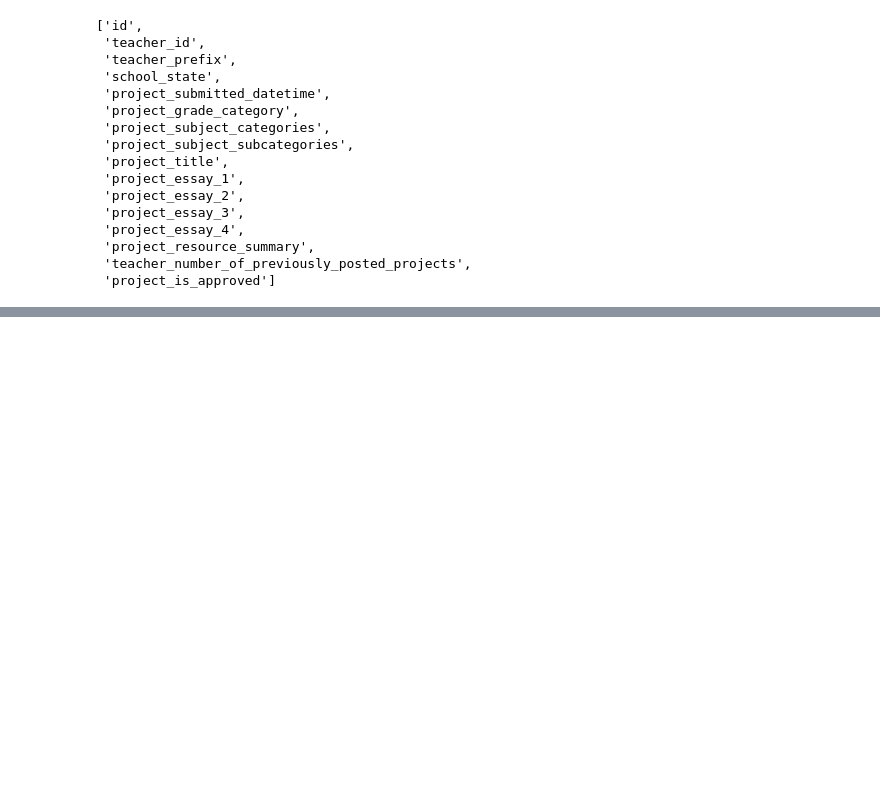
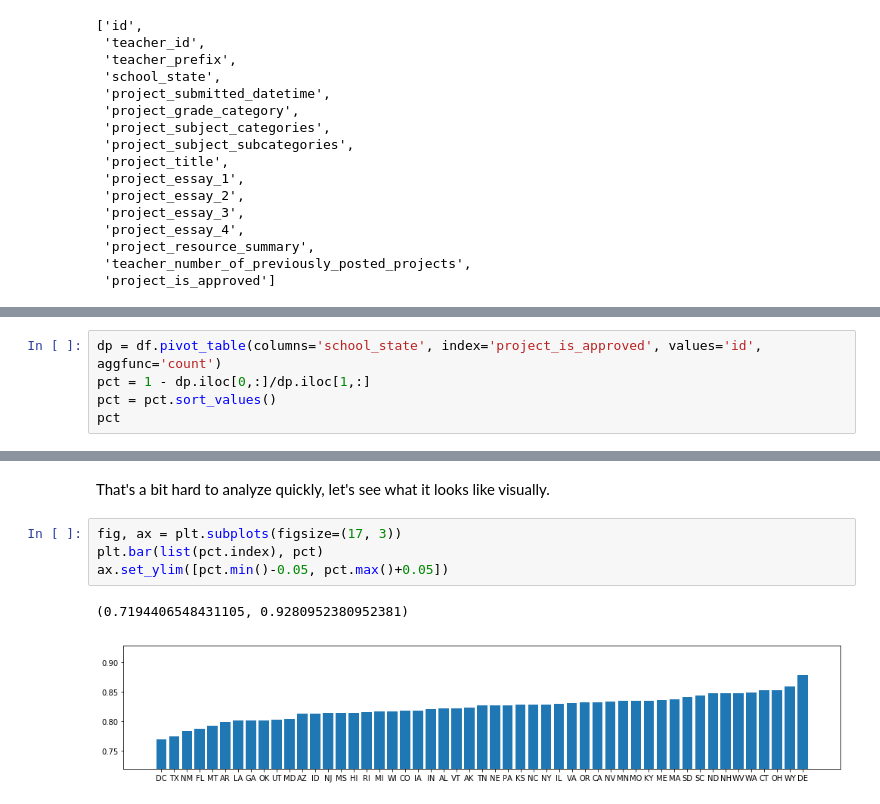
Before and after one commit to aaronpenne/machine_learning_nanodegree, a Jupyter notebook: donorschoose.ipynb, the cells around one changed output, grey strips where cells are left out. Cells and saved outputs as stored; diff of their text form; blank space fills up the shorter version.

Commit message:
Added visualizations and started breaking data down to see trends in categorical attributes.

```diff
--- a/donorschoose.ipynb
+++ b/donorschoose.ipynb
@@ -97,0 +189,5 @@ df.head()
+# %%
+dp = df.pivot_table(columns='school_state', index='project_is_approved', values='id', aggfunc='count')
+pct = 1 - dp.iloc[0,:]/dp.iloc[1,:]
+pct = pct.sort_values()
+pct
@@ -97,0 +212,9 @@ df.head()
+# %% [markdown]
+That's a bit hard to analyze quickly, let's see what it looks like visually.
+# %%
+fig, ax = plt.subplots(figsize=(17, 3))
+plt.bar(list(pct.index), pct)
+ax.set_ylim([pct.min()-0.05, pct.max()+0.05])
+# %% [output]
+(0.7194406548431105, 0.9280952380952381)
+[figure, added]
```
Also changed, not shown: parts of 26 cells of this notebook.
